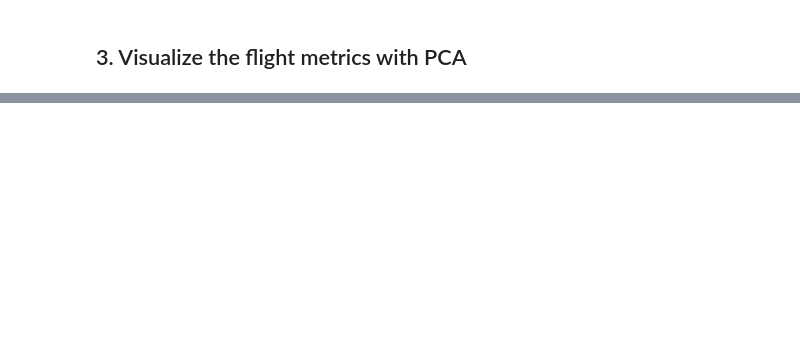
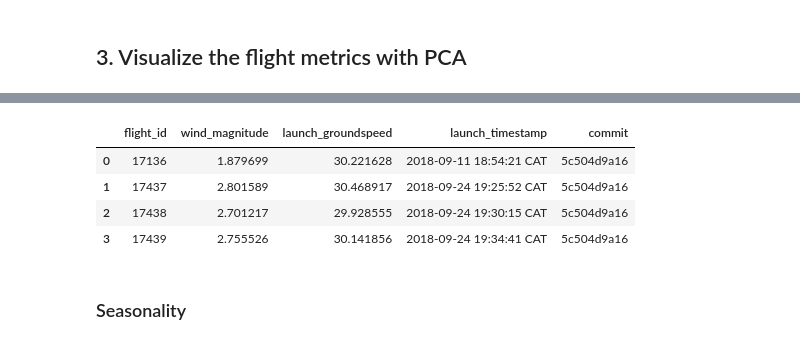
Before and after one commit to itobysq/dsth_zip, a Jupyter notebook: notebooks/A2_visualize_launches.ipynb, the cells around one changed output, grey strips where cells are left out. Saved outputs shown, nothing was run; the diff lists cells and outputs as text; code cells hidden in the pictures; blank space fills up the shorter version.

```diff
--- a/notebooks/A2_visualize_launches.ipynb
+++ b/notebooks/A2_visualize_launches.ipynb
@@ -145,0 +349,10 @@ scaled_fleet_data = data_and_agg[['position_ned_m[0]_scaled',
+# %%
+strange_flights_with_info[['flight_id', 'wind_magnitude', 'launch_groundspeed', 'launch_timestamp', 'commit']]
+# %% [output]
+|  | flight_id | wind_magnitude | launch_groundspeed | launch_timestamp | commit |
+| 0 | 17136 | 1.879699 | 30.221628 | 2018-09-11 18:54:21 CAT | 5c504d9a16 |
+| 1 | 17437 | 2.801589 | 30.468917 | 2018-09-24 19:25:52 CAT | 5c504d9a16 |
+| 2 | 17438 | 2.701217 | 29.928555 | 2018-09-24 19:30:15 CAT | 5c504d9a16 |
+| 3 | 17439 | 2.755526 | 30.141856 | 2018-09-24 19:34:41 CAT | 5c504d9a16 |
+# %% [markdown]
+### Seasonality
```
Also changed, not shown: parts of 37 cells of this notebook.
